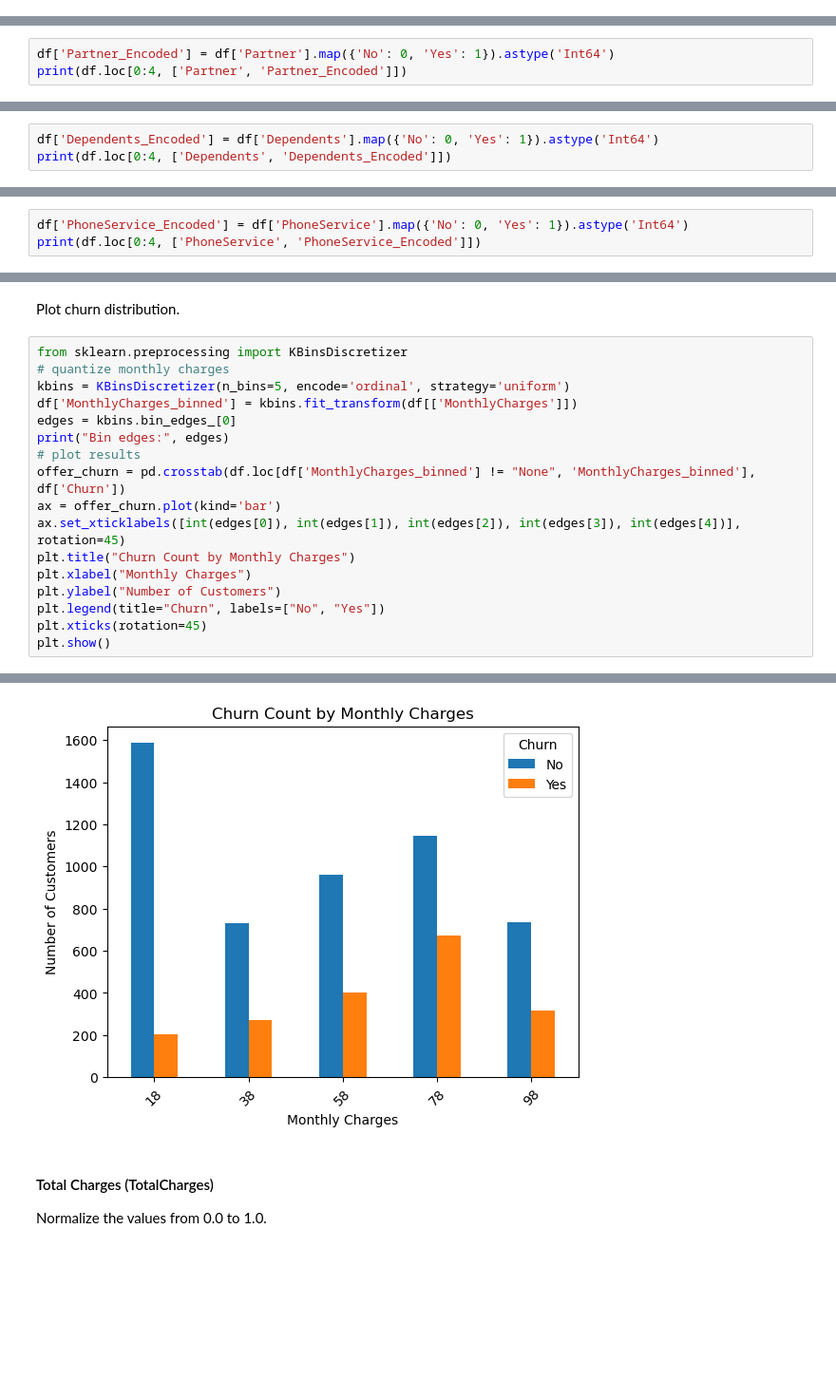
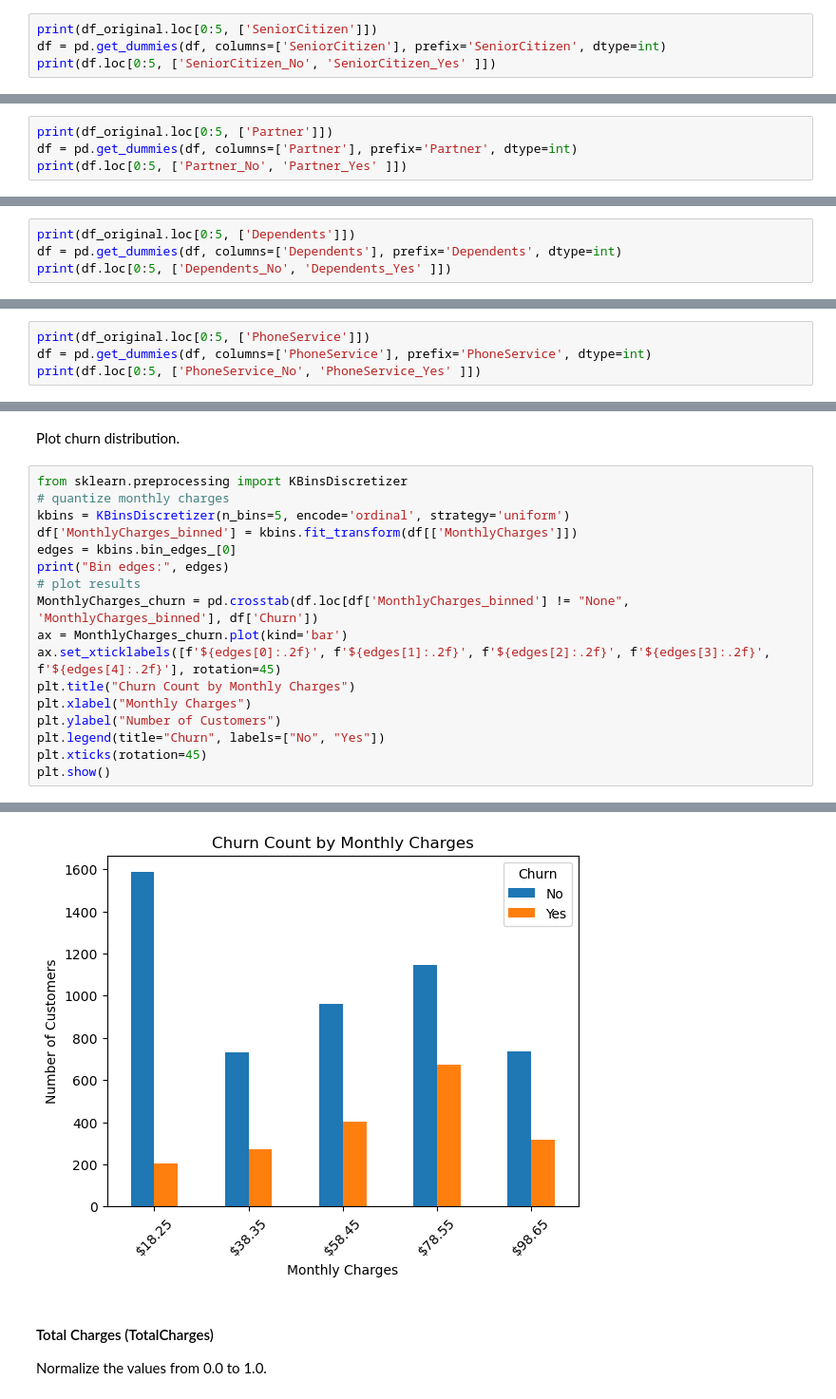
Before and after one commit to kushnertodd/telco-customer-churn, a Jupyter notebook: telco-customer-churn.ipynb, the cells around one changed output, grey strips where cells are left out. Shown at 95% size. Drawn from its saved outputs; the diff is of its cells as text; blank space fills up the shorter version.

Commit message:
cleaned up plots

```diff
--- a/telco-customer-churn.ipynb
+++ b/telco-customer-churn.ipynb
@@ -396,0 +416,4 @@ Convert 'No'/'Yes' strings to 0/1
+# %%
+print(df_original.loc[0:5, ['SeniorCitizen']])
+df = pd.get_dummies(df, columns=['SeniorCitizen'], prefix='SeniorCitizen', dtype=int)
+print(df.loc[0:5, ['SeniorCitizen_No', 'SeniorCitizen_Yes' ]])
@@ -408,6 +446,7 @@ plt.show()
 # %% [output]
 [figure]
 # %%
-df['Partner_Encoded'] = df['Partner'].map({'No': 0, 'Yes': 1}).astype('Int64')
-print(df.loc[0:4, ['Partner', 'Partner_Encoded']])
+print(df_original.loc[0:5, ['Partner']])
+df = pd.get_dummies(df, columns=['Partner'], prefix='Partner', dtype=int)
+print(df.loc[0:5, ['Partner_No', 'Partner_Yes' ]])
 # %% [output]
@@ -439,6 +481,7 @@ plt.show()
 # %% [output]
 [figure]
 # %%
-df['Dependents_Encoded'] = df['Dependents'].map({'No': 0, 'Yes': 1}).astype('Int64')
-print(df.loc[0:4, ['Dependents', 'Dependents_Encoded']])
+print(df_original.loc[0:5, ['Dependents']])
+df = pd.get_dummies(df, columns=['Dependents'], prefix='Dependents', dtype=int)
+print(df.loc[0:5, ['Dependents_No', 'Dependents_Yes' ]])
 # %% [output]
@@ -494,6 +540,7 @@ plt.show()
 # %% [output]
 [figure]
 # %%
-df['PhoneService_Encoded'] = df['PhoneService'].map({'No': 0, 'Yes': 1}).astype('Int64')
-print(df.loc[0:4, ['PhoneService', 'PhoneService_Encoded']])
+print(df_original.loc[0:5, ['PhoneService']])
+df = pd.get_dummies(df, columns=['PhoneService'], prefix='PhoneService', dtype=int)
+print(df.loc[0:5, ['PhoneService_No', 'PhoneService_Yes' ]])
 # %% [output]
@@ -836,23 +881,23 @@ Plot churn distribution.
 # %%
 from sklearn.preprocessing import KBinsDiscretizer
 # quantize monthly charges
 kbins = KBinsDiscretizer(n_bins=5, encode='ordinal', strategy='uniform')
 df['MonthlyCharges_binned'] = kbins.fit_transform(df[['MonthlyCharges']])
 edges = kbins.bin_edges_[0]
 print("Bin edges:", edges)
 # plot results
-offer_churn = pd.crosstab(df.loc[df['MonthlyCharges_binned'] != "None", 'MonthlyCharges_binned'], df['Churn'])
-ax = offer_churn.plot(kind='bar')
-ax.set_xticklabels([int(edges[0]), int(edges[1]), int(edges[2]), int(edges[3]), int(edges[4])], rotation=45)
+MonthlyCharges_churn = pd.crosstab(df.loc[df['MonthlyCharges_binned'] != "None", 'MonthlyCharges_binned'], df['Churn'])
+ax = MonthlyCharges_churn.plot(kind='bar')
+ax.set_xticklabels([f'${edges[0]:.2f}', f'${edges[1]:.2f}', f'${edges[2]:.2f}', f'${edges[3]:.2f}', f'${edges[4]:.2f}'], rotation=45)
 plt.title("Churn Count by Monthly Charges")
 plt.xlabel("Monthly Charges")
 plt.ylabel("Number of Customers")
 plt.legend(title="Churn", labels=["No", "Yes"])
 plt.xticks(rotation=45)
 plt.show()
 # %% [output]
 Bin edges: [ 18.25  38.35  58.45  78.55  98.65 118.75]
-[figure, old version]
+[figure, new version]
 # %% [markdown]
 #### Total Charges (TotalCharges)
 Normalize the values from 0.0 to 1.0.
```
Also changed, not shown: parts of 63 cells of this notebook, 7 other files.
